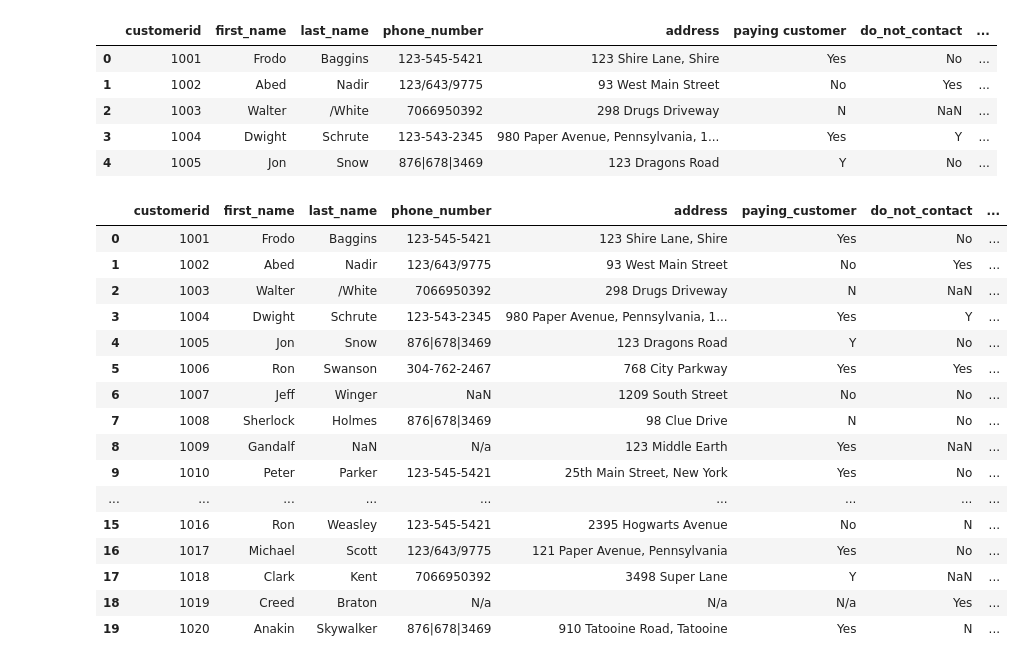
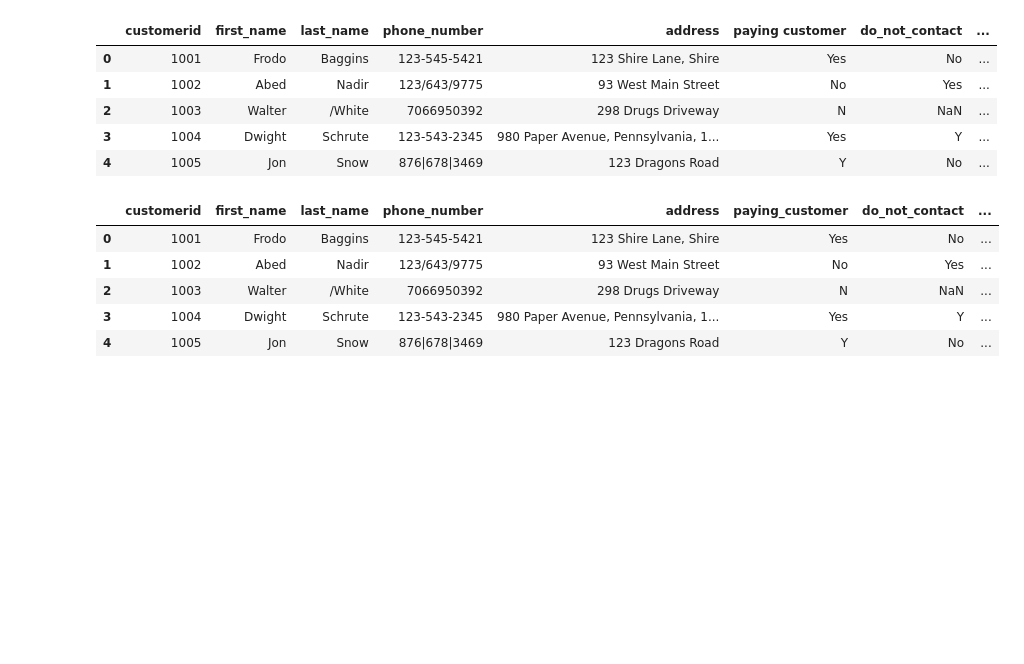
Before and after one commit to jgikiri/Assignments, a Jupyter notebook: Calls Assigment/Calls Assigment.ipynb, the cells around one changed output. Saved outputs shown, nothing was run; the diff lists cells and outputs as text; code cells hidden in the pictures; blank space fills up the shorter version.

```diff
--- a/Calls Assigment/Calls Assigment.ipynb
+++ b/Calls Assigment/Calls Assigment.ipynb
@@ -34,31 +34,20 @@ df.head()
 # %%
 # add "_" to the column "paying customer" for uniformity
 
 # specify the column
 modified_col = "paying customer"
 
 # replace the space in "paying customer" with underscore
 df.rename(columns={modified_col: modified_col.replace(" ", "_")}, inplace  = True)
 
-df
+df.head()
 # %% [output]
 |  | customerid | first_name | last_name | phone_number | address | paying_customer | do_not_contact | ... |
 | 0 | 1001 | Frodo | Baggins | 123-545-5421 | 123 Shire Lane, Shire | Yes | No | ... |
 | 1 | 1002 | Abed | Nadir | 123/643/9775 | 93 West Main Street | No | Yes | ... |
 | 2 | 1003 | Walter | /White | 7066950392 | 298 Drugs Driveway | N | NaN | ... |
 | 3 | 1004 | Dwight | Schrute | 123-543-2345 | 980 Paper Avenue, Pennsylvania, 1... | Yes | Y | ... |
 | 4 | 1005 | Jon | Snow | 876|678|3469 | 123 Dragons Road | Y | No | ... |
-| 5 | 1006 | Ron | Swanson | 304-762-2467 | 768 City Parkway | Yes | Yes | ... |
-| 6 | 1007 | Jeff | Winger | NaN | 1209 South Street | No | No | ... |
-| 7 | 1008 | Sherlock | Holmes | 876|678|3469 | 98 Clue Drive | N | No | ... |
-| 8 | 1009 | Gandalf | NaN | N/a | 123 Middle Earth | Yes | NaN | ... |
-| 9 | 1010 | Peter | Parker | 123-545-5421 | 25th Main Street, New York | Yes | No | ... |
-| ... | ... | ... | ... | ... | ... | ... | ... | ... |
-| 15 | 1016 | Ron | Weasley | 123-545-5421 | 2395 Hogwarts Avenue | No | N | ... |
-| 16 | 1017 | Michael | Scott | 123/643/9775 | 121 Paper Avenue, Pennsylvania | Yes | No | ... |
-| 17 | 1018 | Clark | Kent | 7066950392 | 3498 Super Lane | Y | NaN | ... |
-| 18 | 1019 | Creed | Braton | N/a | N/a | N/a | Yes | ... |
-| 19 | 1020 | Anakin | Skywalker | 876|678|3469 | 910 Tatooine Road, Tatooine | Yes | N | ... |
 # %%
 # Removing all special characters from the phone_number column
 
```
Also changed, not shown: parts of 9 cells of this notebook.
